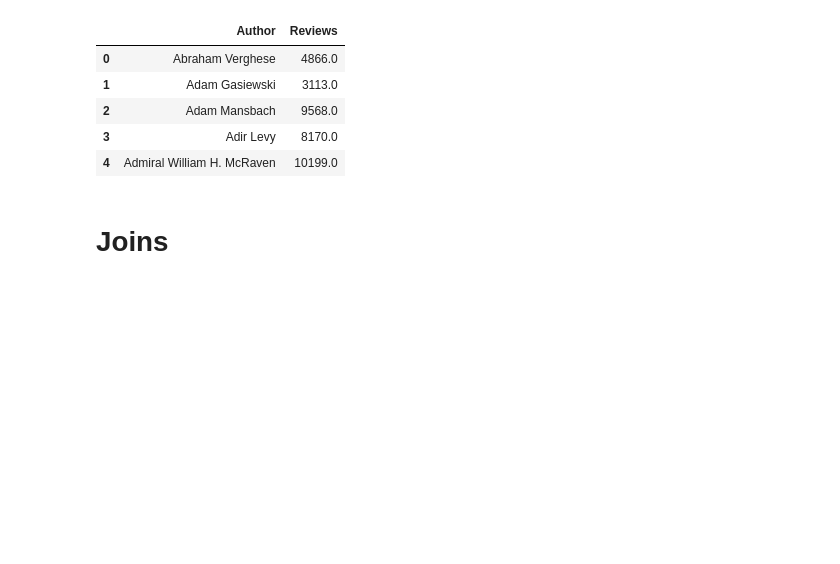
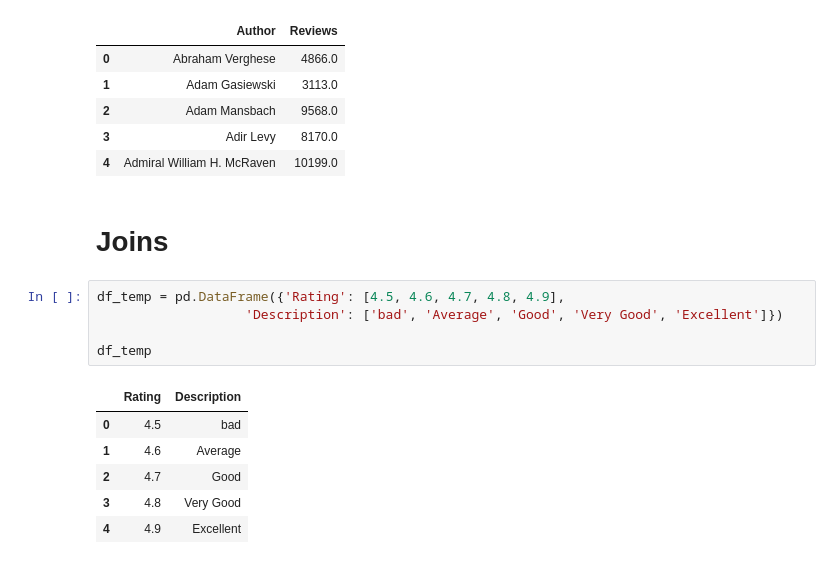
Before and after one commit to hargurjeet/Data-Analysis-Using-Python, a Jupyter notebook: Data_Analysis_SQL_Python.ipynb, the cells around one changed output. Drawn from its saved outputs; the diff is of its cells as text; blank space fills up the shorter version.

```diff
--- a/Data_Analysis_SQL_Python.ipynb
+++ b/Data_Analysis_SQL_Python.ipynb
@@ -278,3 +278,15 @@ temp
 | 4 | Admiral William H. McRaven | 10199.0 |
 # %% [markdown]
 # Joins
+# %%
+df_temp = pd.DataFrame({'Rating': [4.5, 4.6, 4.7, 4.8, 4.9],
+                   'Description': ['bad', 'Average', 'Good', 'Very Good', 'Excellent']})
+
+df_temp
+# %% [output]
+|  | Rating | Description |
+| 0 | 4.5 | bad |
+| 1 | 4.6 | Average |
+| 2 | 4.7 | Good |
+| 3 | 4.8 | Very Good |
+| 4 | 4.9 | Excellent |
```
Also changed, not shown: parts of 3 cells of this notebook.
